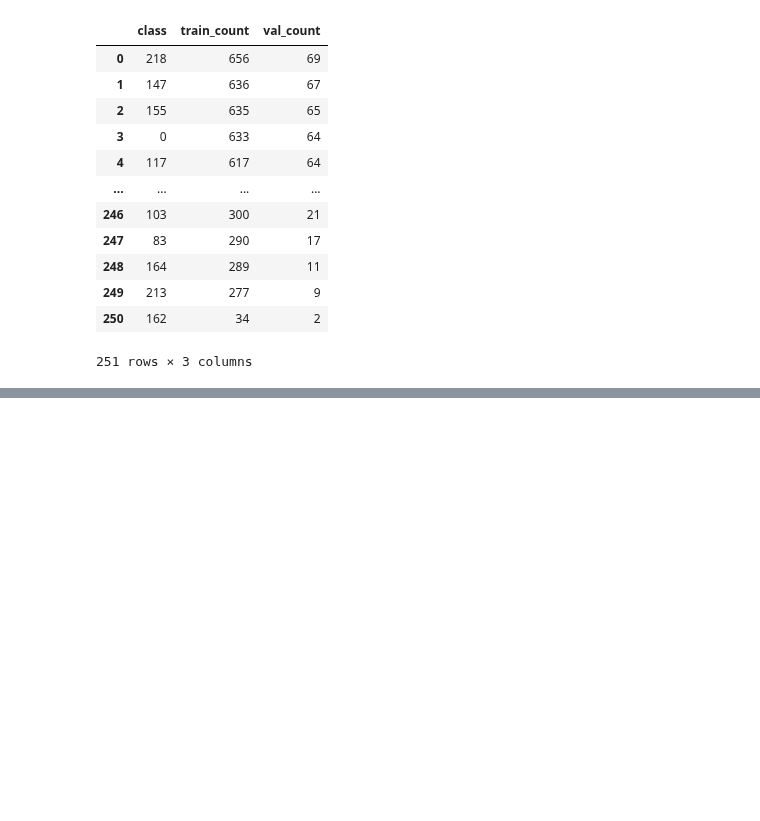
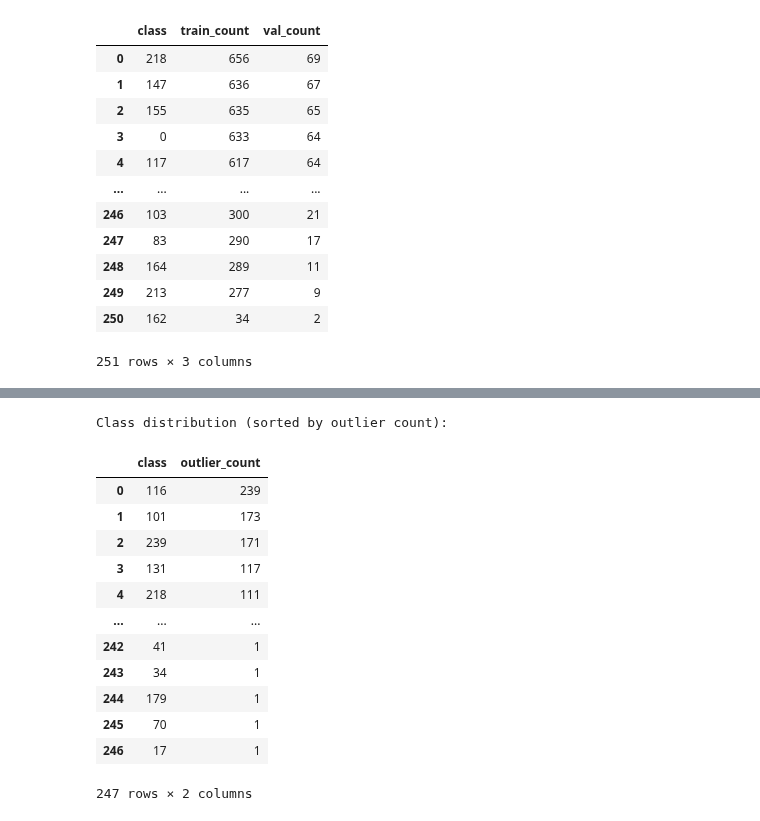
Before and after one commit to MulatYazew/Image-classification-Supervised-vs-Self-Supervised-Learning, a Jupyter notebook: notebooks/Food251Net_Supervised_vs_SelfSupervised_Learning.ipynb, the cells around one changed output, grey strips where cells are left out. Drawn from its saved outputs; the diff is of its cells as text; code cells hidden in the pictures; blank space fills up the shorter version.

```diff
--- a/notebooks/Food251Net_Supervised_vs_SelfSupervised_Learning.ipynb
+++ b/notebooks/Food251Net_Supervised_vs_SelfSupervised_Learning.ipynb
@@ -185,0 +202,35 @@ Image IDs with issues:
+# %%
+outlier_df = pd.read_csv("../results/review_stage3_nonfood_embedding.csv")
+
+# 1. count outliers per class
+num_outlier_class = outlier_df["label"].value_counts()
+
+# 2. build dataframe
+outlier_class_dist = pd.DataFrame({
+    "class": num_outlier_class.index,
+    "outlier_count": num_outlier_class.values,
+})
+
+# 3. sort properly
+outlier_class_dist = outlier_class_dist.sort_values(
+    by="outlier_count",
+    ascending=False
+)
+
+print("\nClass distribution (sorted by outlier count):")
+display(outlier_class_dist)
+# %% [output]
+Class distribution (sorted by outlier count):
+|  | class | outlier_count |
+| 0 | 116 | 239 |
+| 1 | 101 | 173 |
+| 2 | 239 | 171 |
+| 3 | 131 | 117 |
+| 4 | 218 | 111 |
+| ... | ... | ... |
+| 242 | 41 | 1 |
+| 243 | 34 | 1 |
+| 244 | 179 | 1 |
+| 245 | 70 | 1 |
+| 246 | 17 | 1 |
+247 rows × 2 columns
```
Also changed, not shown: parts of 4 cells of this notebook, 5 other files.
